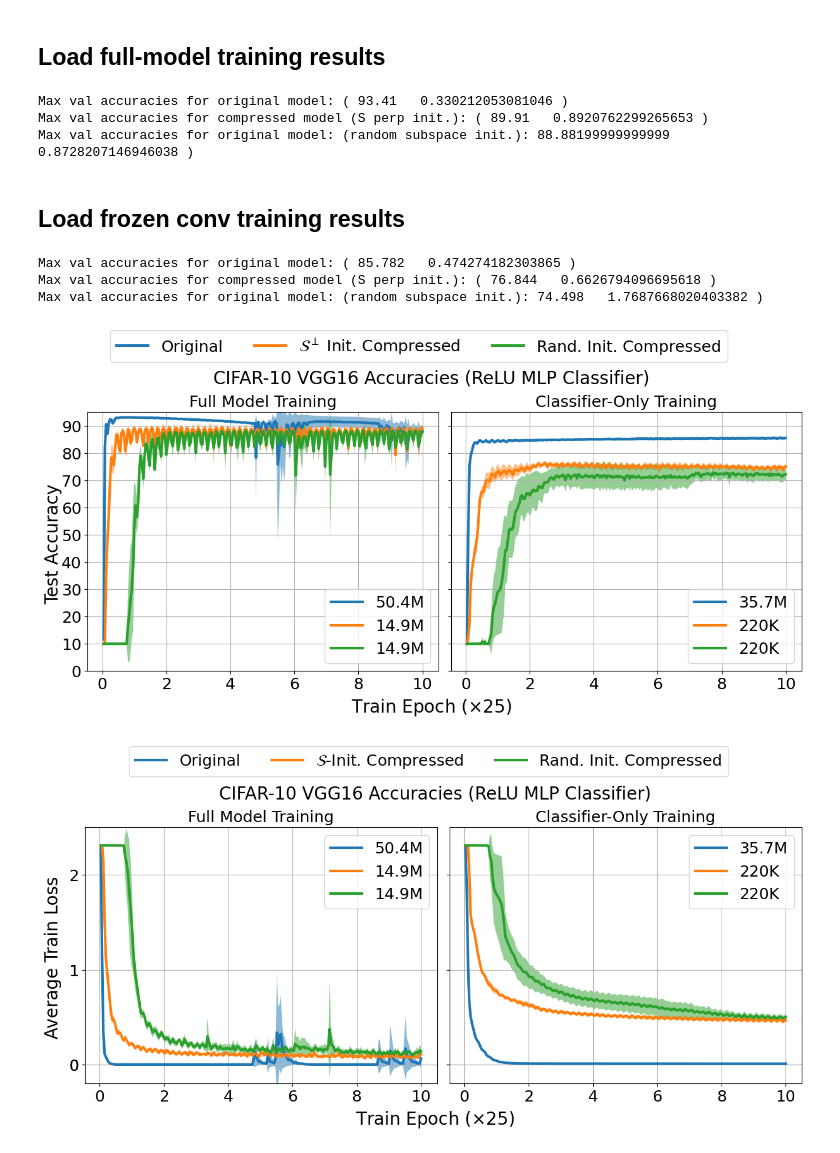
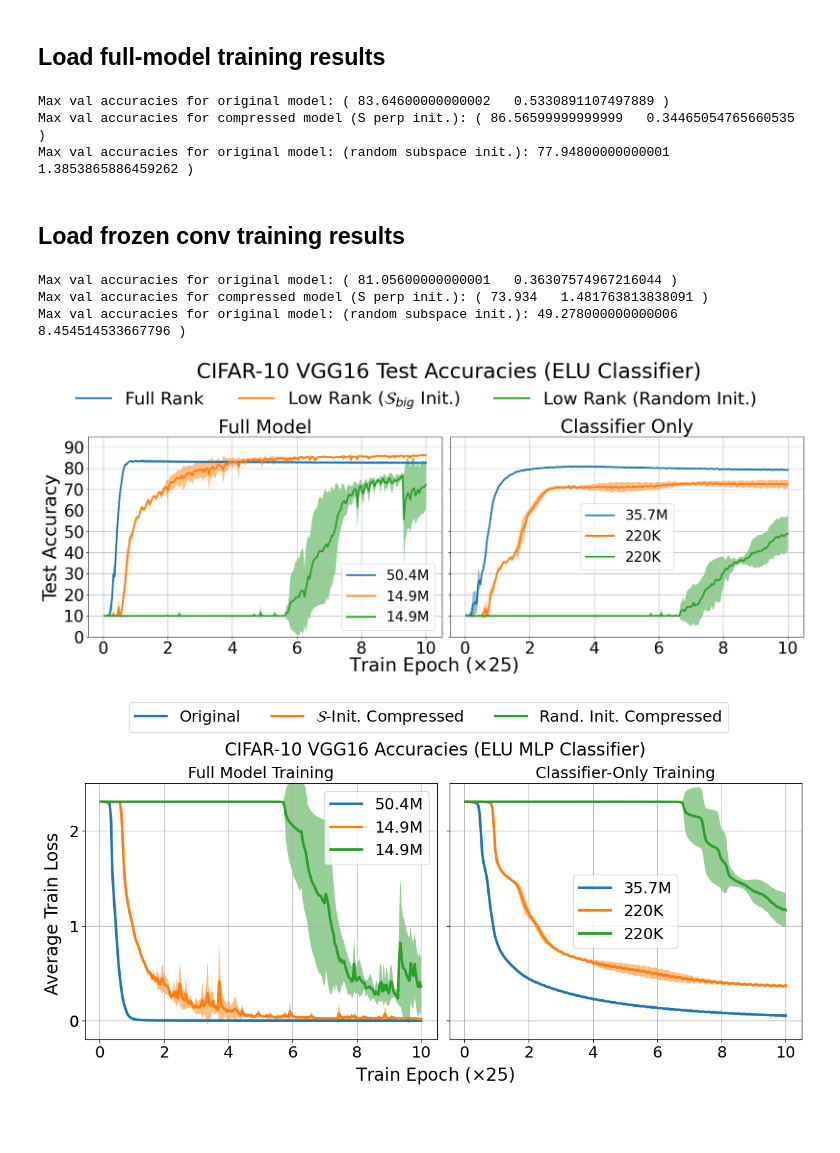
Before and after one commit to alecxu00/mlp-low-dim-gd, a Jupyter notebook: cnn/plot_losses_cnn.ipynb, the cells around one changed output. Cells and saved outputs as stored; diff of their text form; code cells hidden in the pictures; blank space fills up the shorter version.

Commit message:
added mlp theory plotting.

```diff
--- a/cnn/plot_losses_cnn.ipynb
+++ b/cnn/plot_losses_cnn.ipynb
@@ -15,10 +15,10 @@ num_trials = 5
 epochs = 250
 
 # Network
-act = "ReLU"
+act = "ELU"
 init = "orthogonal"
 init_scale = 1e-1
-lr = 1e-2
+lr = 1e-3
 comp_sub = 2
 r = 10
 
@@ -106,9 +106,9 @@ print("Max val accuracies for original model: (", np.mean(max_orig_val_accs), "
 print("Max val accuracies for compressed model (S perp init.): (", np.mean(max_comp_val_accs), " ", std_max_comp_val_accs, ")")
 print("Max val accuracies for original model: (random subspace init.):", np.mean(max_comp_rand_val_accs), " ", std_max_comp_rand_val_accs, ")")
 # %% [output]
-Max val accuracies for original model: ( 93.41   0.330212053081046 )
-Max val accuracies for compressed model (S perp init.): ( 89.91   0.8920762299265653 )
-Max val accuracies for original model: (random subspace init.): 88.88199999999999   0.8728207146946038 )
+Max val accuracies for original model: ( 83.64600000000002   0.5330891107497889 )
+Max val accuracies for compressed model (S perp init.): ( 86.56599999999999   0.34465054765660535 )
+Max val accuracies for original model: (random subspace init.): 77.94800000000001   1.3853865886459262 )
 # %% [markdown]
 ## Load frozen conv training results
 # %%
@@ -193,9 +193,9 @@ print("Max val accuracies for original model: (", np.mean(max_fc_orig_val_accs),
 print("Max val accuracies for compressed model (S perp init.): (", np.mean(max_fc_comp_val_accs), " ", std_max_fc_comp_val_accs, ")")
 print("Max val accuracies for original model: (random subspace init.):", np.mean(max_fc_comp_rand_val_accs), " ", std_max_fc_comp_rand_val_accs, ")")
 # %% [output]
-Max val accuracies for original model: ( 85.782   0.474274182303865 )
-Max val accuracies for compressed model (S perp init.): ( 76.844   0.6626794096695618 )
-Max val accuracies for original model: (random subspace init.): 74.498   1.7687668020403382 )
+Max val accuracies for original model: ( 81.05600000000001   0.36307574967216044 )
+Max val accuracies for compressed model (S perp init.): ( 73.934   1.481763813838091 )
+Max val accuracies for original model: (random subspace init.): 49.278000000000006   8.454514533667796 )
 # %%
 lw = 3
 
@@ -208,68 +208,68 @@ if savefig and not os.path.exists(save_dir):
 
 
 # Full model test accuracy
-fig = plt.figure(figsize=(12, 5))
+fig = plt.figure(figsize=(18, 6))
 
 ax1 = fig.add_subplot(121)
 
-ax1.plot(np.arange(1, epochs + 1), mean_orig_val_accs, label='Original', linewidth=lw)
+ax1.plot(np.arange(1, epochs + 1), mean_orig_val_accs, label='Full Rank', linewidth=lw)
 ax1.fill_between(np.arange(1, epochs + 1), mean_orig_val_accs - std_orig_val_accs, mean_orig_val_accs + std_orig_val_accs, alpha=0.5, linewidth=lw)
 
-ax1.plot(np.arange(1, epochs + 1), mean_comp_val_accs, label=r'$\mathcal{S}^\perp$ Init. Compressed', linewidth=lw)
+ax1.plot(np.arange(1, epochs + 1), mean_comp_val_accs, label=r'Low Rank ($\mathcal{S}_{big}$ Init.)', linewidth=lw)
 ax1.fill_between(np.arange(1, epochs + 1), mean_comp_val_accs - std_comp_val_accs, mean_comp_val_accs + std_comp_val_accs, alpha=0.5, linewidth=lw)
 
-ax1.plot(np.arange(1, epochs + 1), mean_comp_rand_val_accs, label='Rand. Init. Compressed', linewidth=lw)
+ax1.plot(np.arange(1, epochs + 1), mean_comp_rand_val_accs, label='Low Rank (Random Init.)', linewidth=lw)
 ax1.fill_between(np.arange(1, epochs + 1), mean_comp_rand_val_accs - std_comp_rand_val_accs, mean_comp_rand_val_accs + std_comp_rand_val_accs, alpha=0.5, linewidth=lw)
 
 
 xticks = np.linspace(0, epochs, (epochs // 50) + 1)
 xticklabels = np.linspace(0, epochs // 25, epochs // 50 + 1, dtype=int)
 
-ax1.set_xticks(xticks, labels=xticklabels, fontsize=18)
-ax1.set_yticks(np.linspace(0, 90, 10, dtype=int), labels=np.linspace(0, 90, 10, dtype=int), fontsize=18)
+ax1.set_xticks(xticks, labels=xticklabels, fontsize=28)
+ax1.set_yticks(np.linspace(0, 90, 10, dtype=int), labels=np.linspace(0, 90, 10, dtype=int), fontsize=28)
 ax1.set_ylim([0, 95])
 
 
-ax1.set_title('Full Model Training', fontsize=18)
+ax1.set_title('Full Model', fontsize=32)
 ax1.grid('on')
-ax1.legend([num_full_params, '_', num_comp_params, '_', num_comp_params], fontsize=18) #, bbox_to_anchor=(0.2, 0.3))
+ax1.legend([num_full_params, '_', num_comp_params, '_', num_comp_params], fontsize=24) #, bbox_to_anchor=(0.2, 0.3))
 
 
 # Frozen conv test accuracy
 ax2 = fig.add_subplot(122, sharey=ax1)
 
 ax2.plot(np.arange(1, epochs + 1), mean_fc_orig_val_accs, linewidth=lw)
 ax2.fill_between(np.arange(1, epochs + 1), mean_fc_orig_val_accs - std_fc_orig_val_accs, mean_fc_orig_val_accs + std_fc_orig_val_accs, alpha=0.5, linewidth=lw)
 
 ax2.plot(np.arange(1, epochs + 1), mean_fc_comp_val_accs, linewidth=lw)
 ax2.fill_between(np.arange(1, epochs + 1), mean_fc_comp_val_accs - std_fc_comp_val_accs, mean_fc_comp_val_accs + std_fc_comp_val_accs, alpha=0.5, linewidth=lw)
 
 ax2.plot(np.arange(1, epochs + 1), mean_fc_comp_rand_val_accs, linewidth=lw)
 ax2.fill_between(np.arange(1, epochs + 1), mean_fc_comp_rand_val_accs - std_fc_comp_rand_val_accs, mean_fc_comp_rand_val_accs + std_fc_comp_rand_val_accs, alpha=0.5, linewidth=lw)
 
 
-ax2.set_xticks(xticks, labels=xticklabels, fontsize=18)
+ax2.set_xticks(xticks, labels=xticklabels, fontsize=28)
 plt.setp(ax2.get_yticklabels(), visible=False)
 
-ax2.set_title('Classifier-Only Training', fontsize=18)
+ax2.set_title('Classifier Only', fontsize=32)
 ax2.grid('on')
-ax2.legend([fc_num_full_params, '_', fc_num_comp_params, '_', fc_num_comp_params], fontsize=18) #, loc='center')
+ax2.legend([fc_num_full_params, '_', fc_num_comp_params, '_', fc_num_comp_params], fontsize=24) #, loc='center')
 
 plt.tight_layout()
-fig.suptitle(data_map[dataset] + " VGG16 Accuracies (" + act + " MLP Classifier)", fontsize=20, y=1.05)
-fig.supxlabel(r'Train Epoch ($\times 25$)', fontsize=20, y=-0.05) #xticks(xticks, labels=xticklabels, fontsize=12)
-fig.supylabel('Test Accuracy', fontsize=20, x=-0.01)
-fig.legend(ncol=3, fontsize=18, bbox_to_anchor=(0.9, 1.2))
+fig.suptitle(data_map[dataset] + " VGG16 Test Accuracies (" + act + " Classifier)", fontsize=36, x=0.52, y=1.2)
+fig.supxlabel(r'Train Epoch ($\times 25$)', fontsize=32, y=-0.05) #xticks(xticks, labels=xticklabels, fontsize=12)
+fig.supylabel('Test Accuracy', fontsize=32, x=-0.02)
+fig.legend(ncol=3, fontsize=30, bbox_to_anchor=(0.95, 1.15), frameon=False)
 if savefig:
-    plt.savefig(os.path.join(save_dir, 'val_accuracies.pdf'), bbox_inches='tight')
+    plt.savefig(os.path.join(save_dir, act + '_CIFAR10_val_accuracies.pdf'), bbox_inches='tight')
 plt.show()
 plt.close()
 # %% [output]
-[figure, old version]
+[figure, new version]
 # %%
 lw = 3
 
-savefig = True
+savefig = False
 
 save_net_dir = act + '_vgg16_' + init + '_init_scale_' + str(init_scale)
 save_dir = os.path.join('./figs', data_dir, save_net_dir)
@@ -342,4 +342,4 @@ if savefig:
 plt.show()
 plt.close()
 # %% [output]
-[figure, old version]
+[figure, new version]
```
Also changed, not shown: 15 other files.
